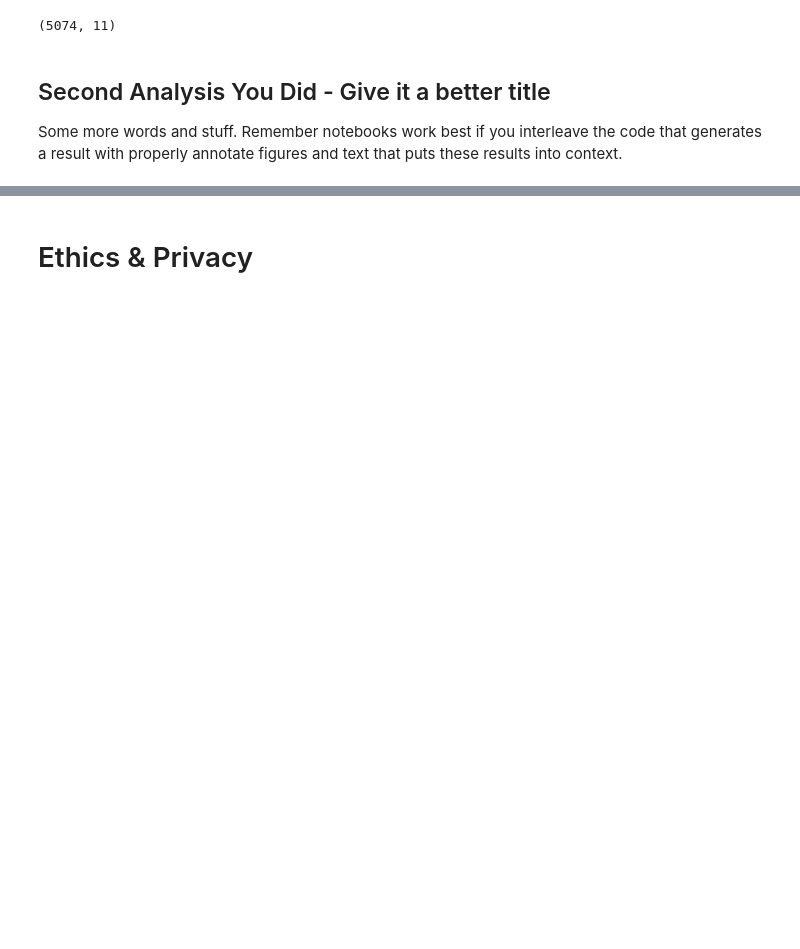
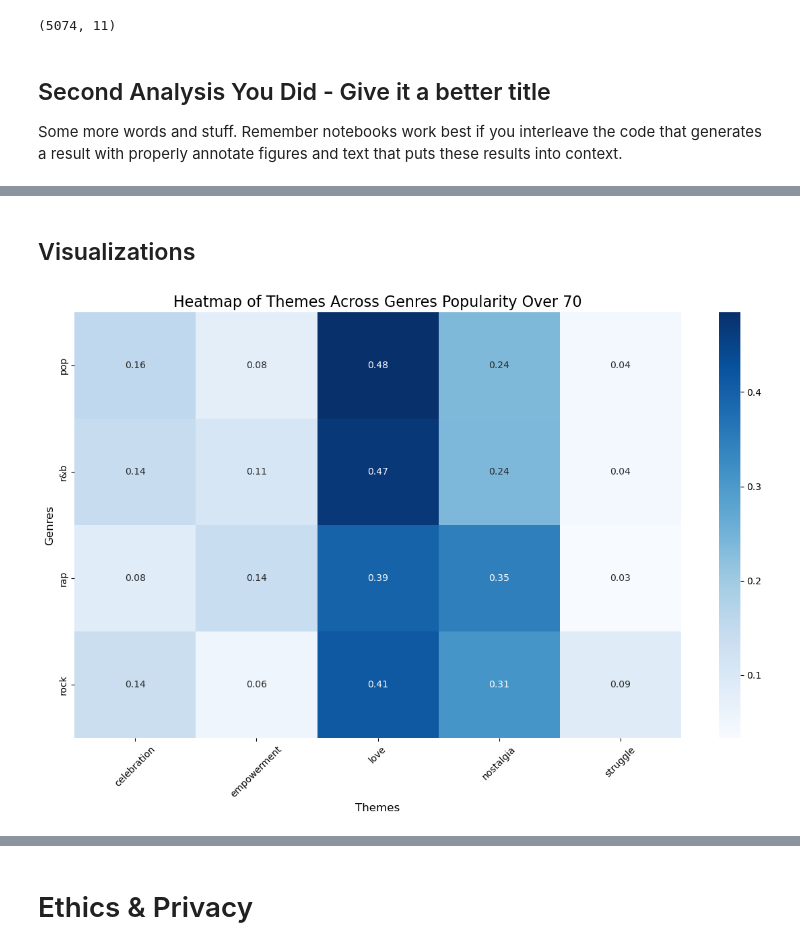
Before and after one commit to arushimunjal/Spotify-NLP, a Jupyter notebook: FinalProject_Group145-FA24.ipynb, the cells around one changed output, grey strips where cells are left out. Cells and saved outputs as stored; diff of their text form; code cells hidden in the pictures; blank space fills up the shorter version.

```diff
--- a/FinalProject_Group145-FA24.ipynb
+++ b/FinalProject_Group145-FA24.ipynb
@@ -377,0 +564,4 @@ Some more words and stuff.  Remember notebooks work best if you interleave the c
+# %%
+# Display the expanded themes
+for theme, words in expanded_themes.items():
+    print(f"{theme.capitalize()} Theme: {', '.join(words[:20])}")  # Show top 10 words per theme
@@ -377,0 +578,17 @@ Some more words and stuff.  Remember notebooks work best if you interleave the c
+# %%
+# Function to assign themes
+def assign_theme_weighted(lyrics, theme_dict):
+    word_counts = {theme: 0 for theme in theme_dict}
+    words = lyrics.split() if isinstance(lyrics, str) else []
+    for theme, theme_words in theme_dict.items():
+        for word in theme_words:
+            word_counts[theme] += words.count(word)
+    return max(word_counts, key=word_counts.get)
+
+# Assign primary themes to songs
+top_songs['primary_theme'] = top_songs['lyrics_cleaned'].apply(
+    lambda x: assign_theme_weighted(x, expanded_themes)
+)
+# %%
+popular = top_songs[top_songs['track_popularity'] >= 70]
+popular.shape
@@ -377,0 +606,4 @@ Some more words and stuff.  Remember notebooks work best if you interleave the c
+# %%
+theme_counts1 = popular.groupby(['playlist_genre', 'primary_theme']).size().unstack(fill_value=0)
+theme_counts_normalized1 = theme_counts1.div(theme_counts1.sum(axis=1), axis=0)
+theme_counts1
@@ -377,0 +626,13 @@ Some more words and stuff.  Remember notebooks work best if you interleave the c
+# %% [markdown]
+## Visualizations
+# %%
+plt.figure(figsize=(12, 8))
+sns.heatmap(theme_counts_normalized1, cmap="Blues", annot=True, fmt=".2f", cbar=True)
+plt.title('Heatmap of Themes Across Genres Popularity Over 70', fontsize=16)
+plt.xlabel('Themes', fontsize=12)
+plt.ylabel('Genres', fontsize=12)
+plt.xticks(rotation=45)
+plt.tight_layout()
+plt.show()
+# %% [output]
+[figure, added]
```
Also changed, not shown: parts of 26 cells of this notebook.
